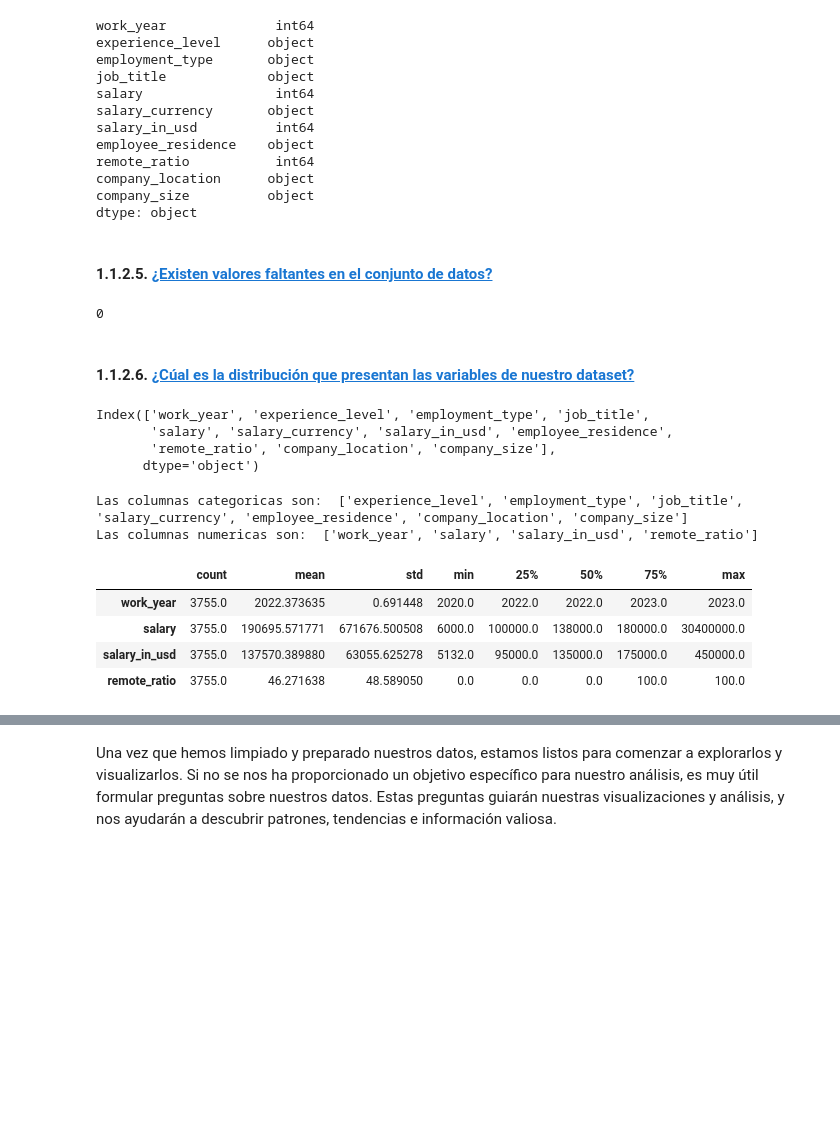
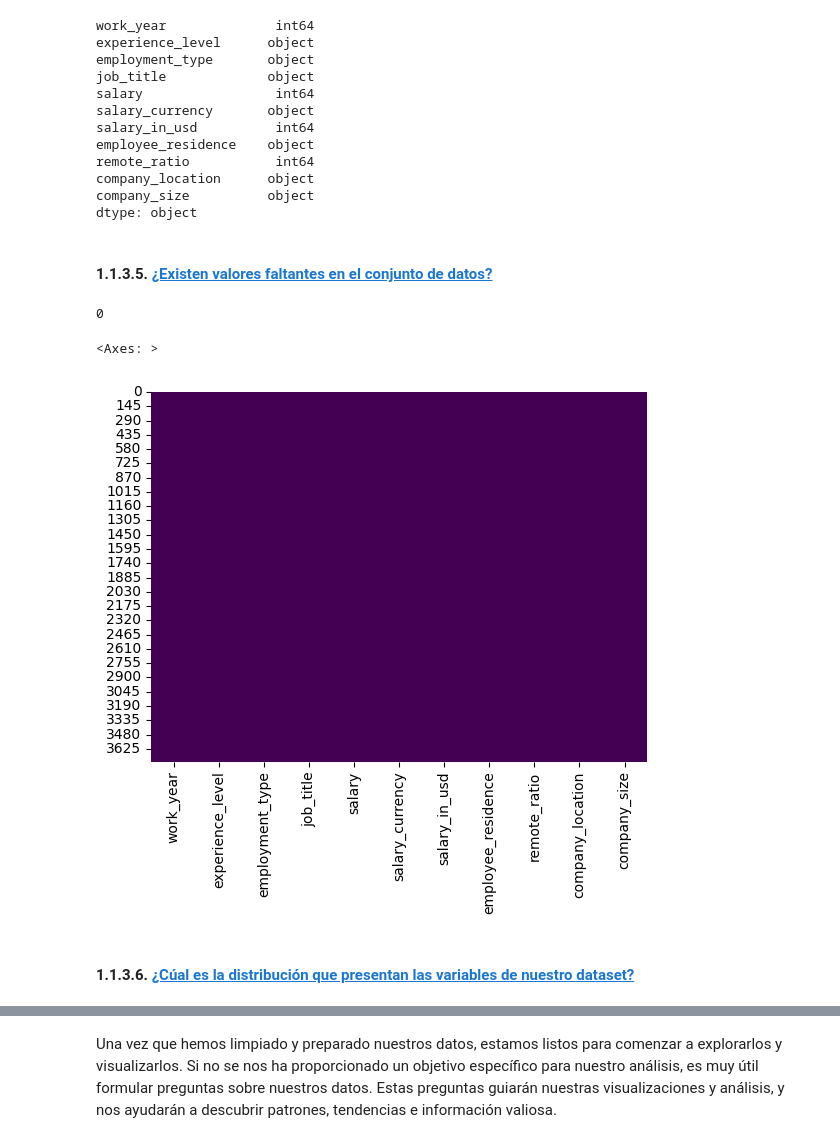
Before and after one commit to lucianocufari/data_science_salaries_2023, a Jupyter notebook: data_science_salaries_2023.ipynb, the cells around one changed output, grey strips where cells are left out. Drawn from its saved outputs; the diff is of its cells as text; code cells hidden in the pictures; blank space fills up the shorter version.

```diff
--- a/data_science_salaries_2023.ipynb
+++ b/data_science_salaries_2023.ipynb
@@ -151,7 +166,7 @@ company_location      object
 company_size          object
 dtype: object
 # %% [markdown]
-#### 1.1.2.5. <a id='toc1_1_2_5_'></a>[¿Existen valores faltantes en el conjunto de datos?](#toc0_)
+#### 1.1.3.5. <a id='toc1_1_3_5_'></a>[¿Existen valores faltantes en el conjunto de datos?](#toc0_)
 # %%
 df.isnull().sum().sum()
 # %% [output]
@@ -170,38 +174,7 @@ fig.show()
+# %%
+sns.heatmap(df.isnull(), cbar=False, cmap='viridis')
+# %% [output]
+<Axes: >
+[figure, added]
 # %% [markdown]
-#### 1.1.2.6. <a id='toc1_1_2_6_'></a>[¿Cúal es la distribución que presentan las variables de nuestro dataset?](#toc0_)
+#### 1.1.3.6. <a id='toc1_1_3_6_'></a>[¿Cúal es la distribución que presentan las variables de nuestro dataset?](#toc0_)
-# %%
-df.columns
-# %% [output]
-Index(['work_year', 'experience_level', 'employment_type', 'job_title',
-       'salary', 'salary_currency', 'salary_in_usd', 'employee_residence',
-       'remote_ratio', 'company_location', 'company_size'],
-      dtype='object')
-# %%
-#Sacamos los nombres de las columnas numericas, y de las columnas categoricas.
-def tipo_de_columnas_ordenadas (df):
-    cat = []
-    num = []
-
-    for col in df.columns:
-        if(df[col].dtype == "object"):
-            cat.append(col)
-        else:
-            num.append(col)
-
-    return cat , num
-
-cat , num = tipo_de_columnas_ordenadas(df)
-print("Las columnas categoricas son: ", cat)
-print("Las columnas numericas son: ", num)
-# %% [output]
-Las columnas categoricas son:  ['experience_level', 'employment_type', 'job_title', 'salary_currency', 'employee_residence', 'company_location', 'company_size']
-Las columnas numericas son:  ['work_year', 'salary', 'salary_in_usd', 'remote_ratio']
-# %%
-# Descripción estadística de nuestros datos en las columnas numéricas.
-df.describe().T
-# %% [output]
-|  | count | mean | std | min | 25% | 50% | 75% | max |
-| work_year | 3755.0 | 2022.373635 | 0.691448 | 2020.0 | 2022.0 | 2022.0 | 2023.0 | 2023.0 |
-| salary | 3755.0 | 190695.571771 | 671676.500508 | 6000.0 | 100000.0 | 138000.0 | 180000.0 | 30400000.0 |
-| salary_in_usd | 3755.0 | 137570.389880 | 63055.625278 | 5132.0 | 95000.0 | 135000.0 | 175000.0 | 450000.0 |
-| remote_ratio | 3755.0 | 46.271638 | 48.589050 | 0.0 | 0.0 | 0.0 | 100.0 | 100.0 |
```
Also changed, not shown: parts of 75 cells of this notebook.
